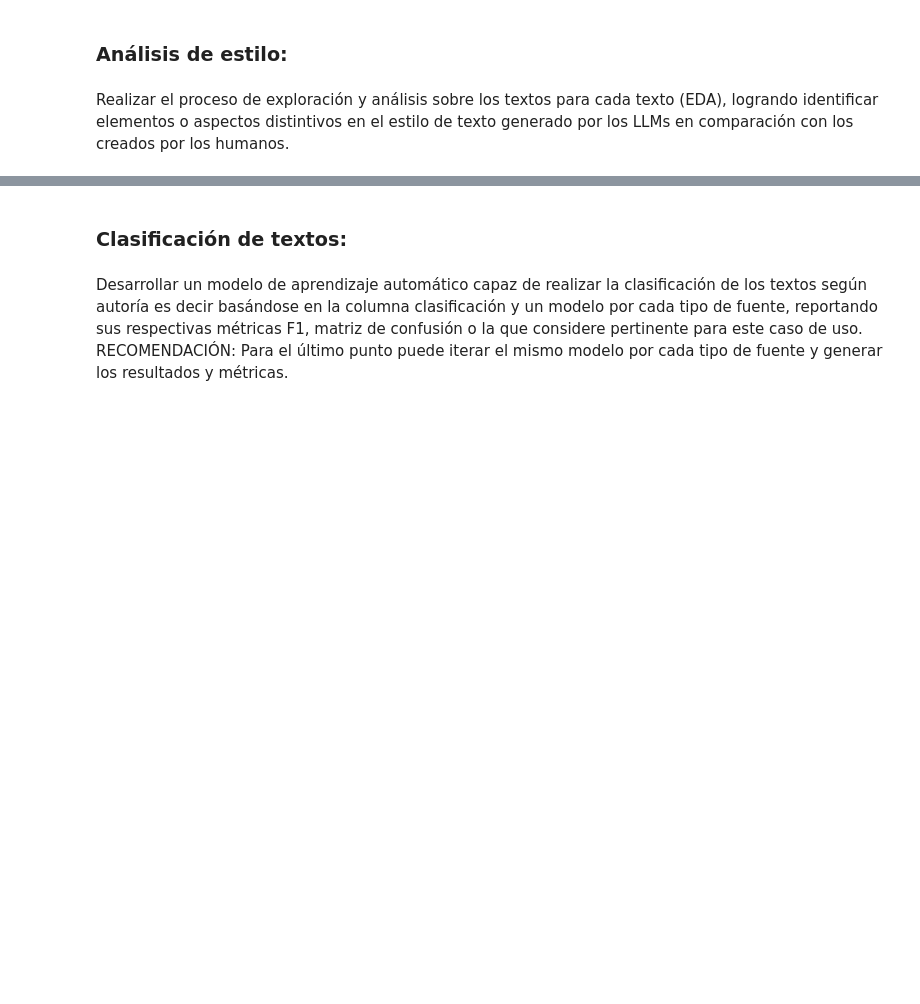
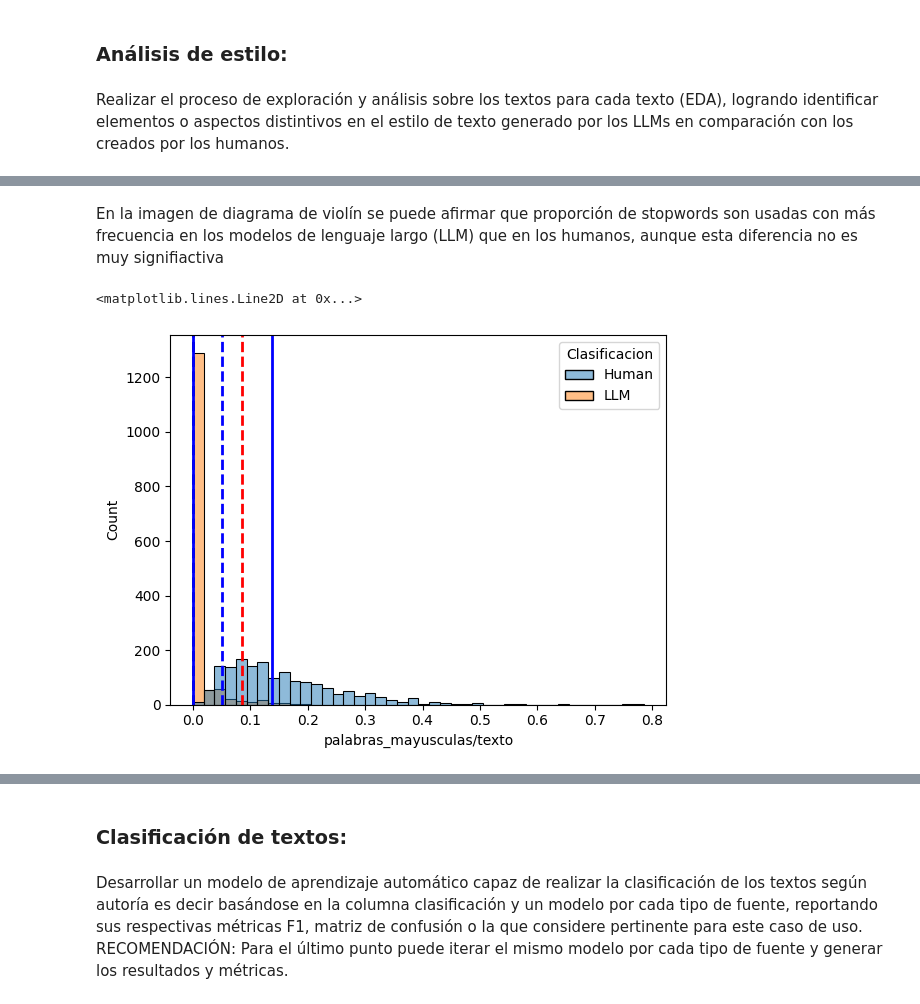
Before and after one commit to SCourses/Cursos_DataCamp, a Jupyter notebook: Prueba Técnica/Data scientist Challenge.ipynb, the cells around one changed output, grey strips where cells are left out. Drawn from its saved outputs; the diff is of its cells as text; code cells hidden in the pictures; blank space fills up the shorter version.

```diff
--- a/Prueba Técnica/Data scientist Challenge.ipynb
+++ b/Prueba Técnica/Data scientist Challenge.ipynb
@@ -58,4 +60,4 @@ To enable the following instructions: AVX2 FMA, in other operations, rebuild Ten
 # %%
 #importamos los datos
-data=pd.read_excel("database_clean.xlsx")
+data=pd.read_excel("./data/database_clean.xlsx")
 data.drop_duplicates(inplace=True)
@@ -61,0 +164,3 @@ data.drop_duplicates(inplace=True)
+# %%
+data[['stop_words/texto','numero_palabras_unicas/texto','signos_puntuacion/texto','palabras_mayusculas/texto','palabras_repetidas/texto']]=data["Texto"].apply(extraccion_caracteristicas)
+data=data[data['palabras_repetidas/texto']!=0]
@@ -61,0 +210,15 @@ data.drop_duplicates(inplace=True)
+# %% [markdown]
+En la imagen de diagrama de violín se puede afirmar que proporción de stopwords son usadas con más frecuencia en los modelos de lenguaje largo (LLM) que en los humanos, aunque esta diferencia no es muy signifiactiva
+# %%
+import seaborn as sns
+
+sns.histplot(data=data,x='palabras_mayusculas/texto',hue='Clasificacion')
+
+plt.axvline(x=data["palabras_mayusculas/texto"].mean(),color='red',linestyle='dashed',linewidth=2)
+plt.axvline(x=data["palabras_mayusculas/texto"].median(),color='blue',linestyle='dashed',linewidth=2)
+plt.axvline(x=data["palabras_mayusculas/texto"].mode().max(),color='black',linestyle='dashed',linewidth=2)
+plt.axvline(x=data["palabras_mayusculas/texto"].quantile(0.25),color='blue',linewidth=2)
+plt.axvline(x=data["palabras_mayusculas/texto"].quantile(0.75),color='blue',linewidth=2)
+# %% [output]
+<matplotlib.lines.Line2D at 0x...>
+[figure, added]
```
Also changed, not shown: parts of 112 cells of this notebook, 15 other files.
